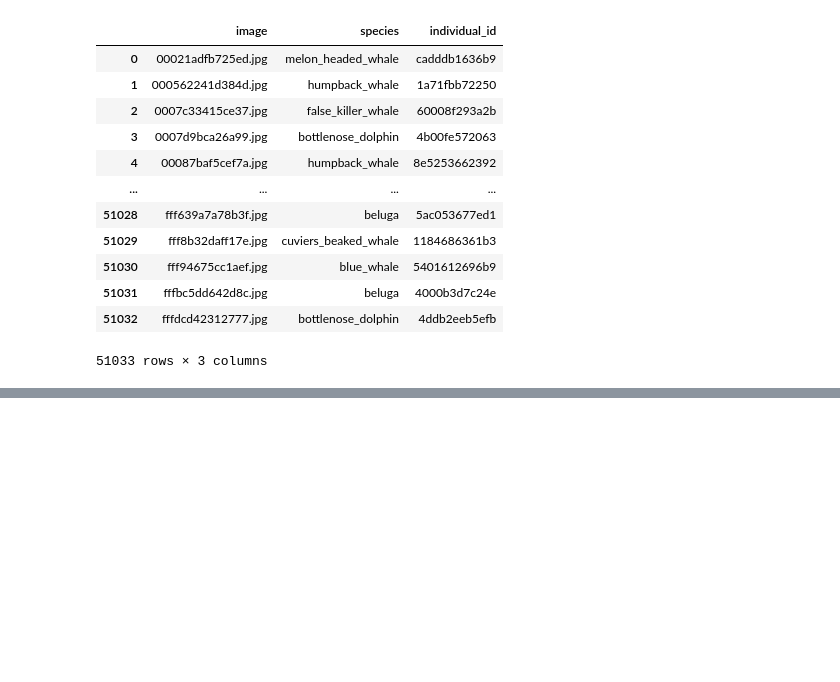
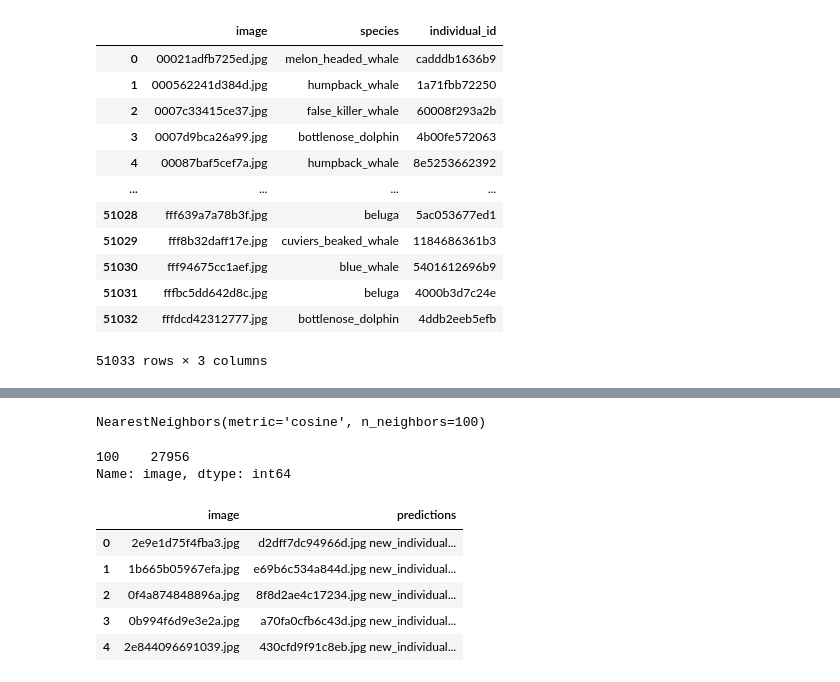
Before and after one commit to ptran1203/whale, a Jupyter notebook: compute_sim.ipynb, the cells around one changed output, grey strips where cells are left out. Drawn from its saved outputs; the diff is of its cells as text; code cells hidden in the pictures; blank space fills up the shorter version.

```diff
--- a/compute_sim.ipynb
+++ b/compute_sim.ipynb
@@ -101,26 +113,61 @@ random_show(sim_df)
 # %%
-# from sklearn.neighbors import NearestNeighbors
-# knn = NearestNeighbors(n_neighbors=100,metric='cosine')
+# raise
+from sklearn.neighbors import NearestNeighbors
+knn = NearestNeighbors(n_neighbors=100,metric='cosine')
 
-# train_k, train_v = dict2list(train_embs)
-# test_k, test_v = dict2list(test_embs)
-# knn.fit(train_v)
+train_k, train_v = dict2list(train_embs)
+test_k, test_v = dict2list(test_embs)
+knn.fit(train_v)
+# %% [output]
+NearestNeighbors(metric='cosine', n_neighbors=100)
+# %%
+distances, idxs = knn.kneighbors(test_v, 100, return_distance=True)
 # %%
-# test_df = []
-# train_k = np.asarray(train_k)
+test_df = []
+train_k = np.asarray(train_k)
 
-# for i in tqdm(range(len(test_k))):
-#     distances, idxs = knn.kneighbors(np.expand_dims(test_v[i], 0), 5, return_distance=True)
-#     targets = train_k[idxs[0]]
-#     # print(targets)
-#     subset_preds = pd.DataFrame(np.stack([targets, distances[0]],axis=1),columns=['target','distances'])
-#     subset_preds['image'] = test_k[i]
-#     test_df.append(subset_preds)
+for i in tqdm(range(len(test_k))):
+    dist, idx = distances[i], idxs[i]
+    for d, id in zip(dist, idx):
+        test_df.append([test_k[i], train_k[id], d])
 
-# test_df = pd.concat(test_df).reset_index(drop=True)
-# test_df['confidence'] = 1-test_df['distances']
-# test_df = test_df.groupby(['image','target']).confidence.max().reset_index()
-# test_df = test_df.sort_values('confidence',ascending=False).reset_index(drop=True)
-# test_df['target'] = test_df['target'].map(target_encodings)
-# test_df.to_csv('test_neighbors.csv')
-# test_df.image.value_counts().value_counts()
+
+test_df = pd.DataFrame(test_df, columns=['image', 'target', 'distances'])
+test_df['confidence'] = 1-test_df['distances']
+test_df = test_df.groupby(['image','target']).confidence.max().reset_index()
+test_df = test_df.sort_values('confidence',ascending=False).reset_index(drop=True)
+test_df.to_csv('test_neighbors.csv')
+test_df.image.value_counts().value_counts()
+# %% [output]
+100    27956
+Name: image, dtype: int64
+# %%
+predictions = {}
+for i,row in tqdm(test_df.iterrows()):
+    if row.image in predictions:
+        if len(predictions[row.image])==5:
+            continue
+        predictions[row.image].append(row.target)
+    elif row.confidence > 0.5:
+        predictions[row.image] = [row.target,'new_individual']
+    else:
+        predictions[row.image] = ['new_individual',row.target]
+
+for x in tqdm(predictions):
+    if len(predictions[x])<5:
+        remaining = [y for y in sample_list if y not in predictions]
+        predictions[x] = predictions[x]+remaining
+        predictions[x] = predictions[x][:5]
+    predictions[x] = ' '.join(predictions[x])
+
+predictions = pd.Series(predictions).reset_index()
+predictions.columns = ['image','predictions']
+predictions.to_csv('submission.csv',index=False)
+predictions.head()
+# %% [output]
+|  | image | predictions |
+| 0 | 2e9e1d75f4fba3.jpg | d2dff7dc94966d.jpg new_individual... |
+| 1 | 1b665b05967efa.jpg | e69b6c534a844d.jpg new_individual... |
+| 2 | 0f4a874848896a.jpg | 8f8d2ae4c17234.jpg new_individual... |
+| 3 | 0b994f6d9e3e2a.jpg | a70fa0cfb6c43d.jpg new_individual... |
+| 4 | 2e844096691039.jpg | 430cfd9f91c8eb.jpg new_individual... |
```
Also changed, not shown: parts of 2 cells of this notebook, 1 other file.
